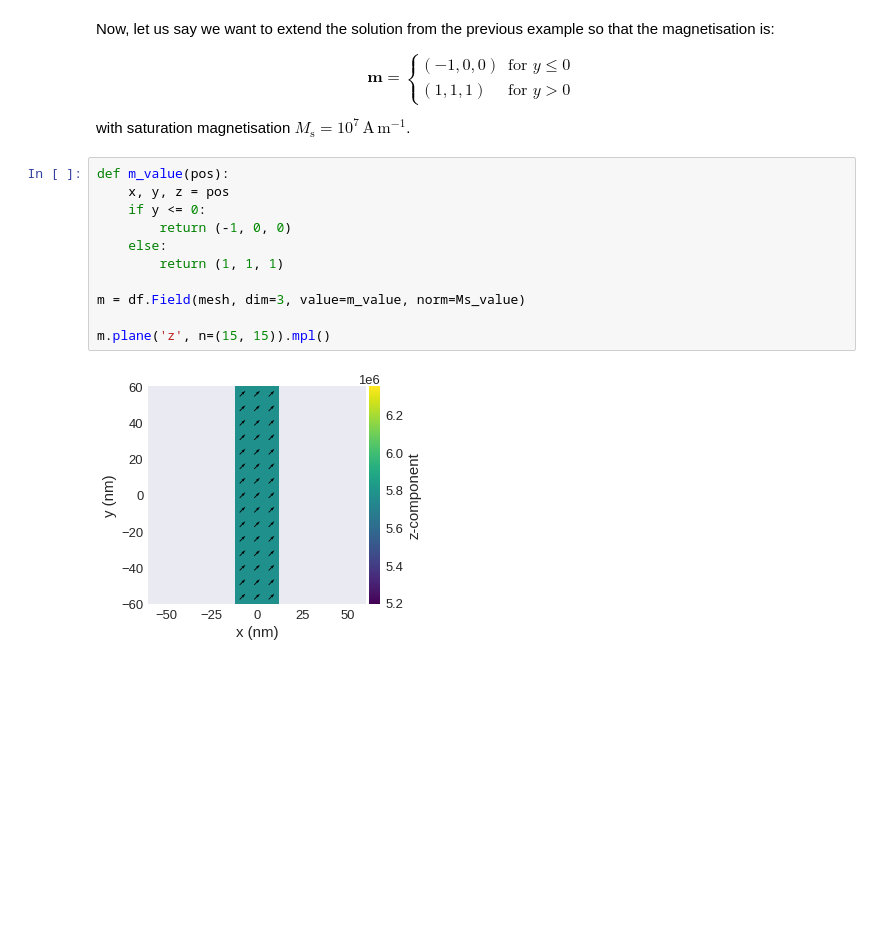
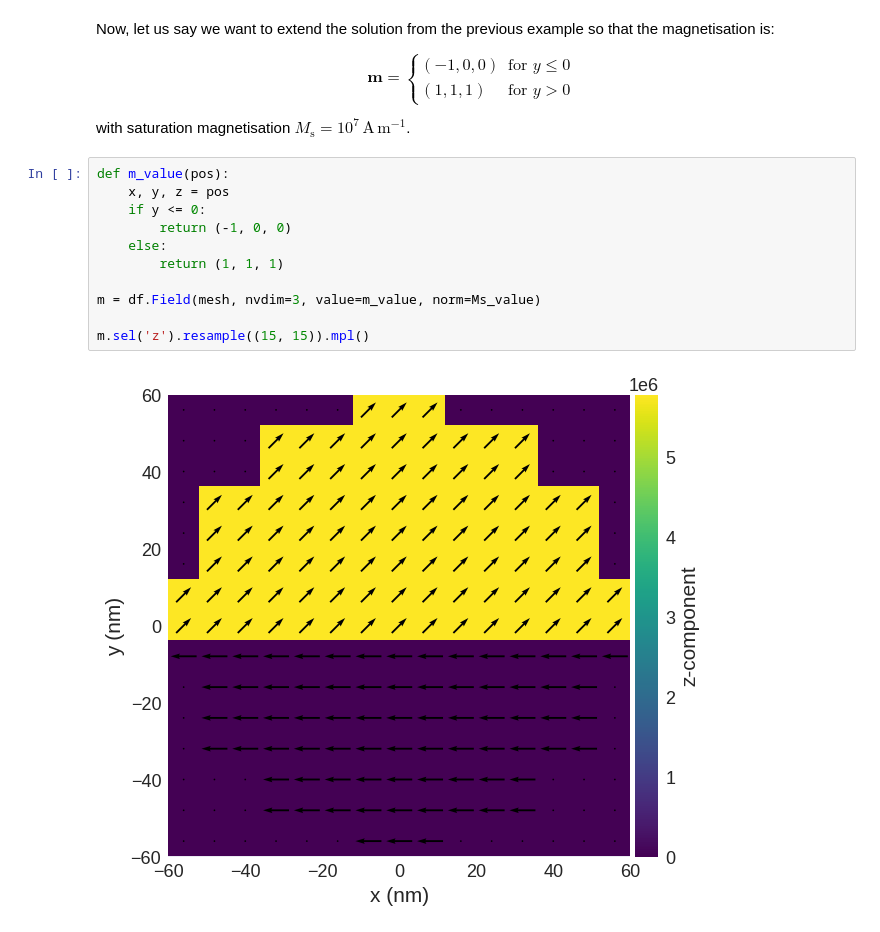
Before and after one commit to ubermag/tutorials, a Jupyter notebook: getting-started/magnetisation-field.ipynb, the cells around one changed output. Cells and saved outputs as stored; diff of their text form; blank space fills up the shorter version.

```diff
--- a/getting-started/magnetisation-field.ipynb
+++ b/getting-started/magnetisation-field.ipynb
@@ -212,16 +212,16 @@ with saturation magnetisation $M_\text{s} = 10^{7} \,\text{A}\,\text{m}^{-1}$.
 # %%
 def m_value(pos):
     x, y, z = pos
     if y <= 0:
         return (-1, 0, 0)
     else:
         return (1, 1, 1)
 
-m = df.Field(mesh, dim=3, value=m_value, norm=Ms_value)
+m = df.Field(mesh, nvdim=3, value=m_value, norm=Ms_value)
 
-m.plane('z', n=(15, 15)).mpl()
+m.sel('z').resample((15, 15)).mpl()
 # %% [output]
-[figure, old version]
+[figure, new version]
 # %% [markdown]
 ## Exercise
 
```
Also changed, not shown: parts of 13 cells of this notebook.
